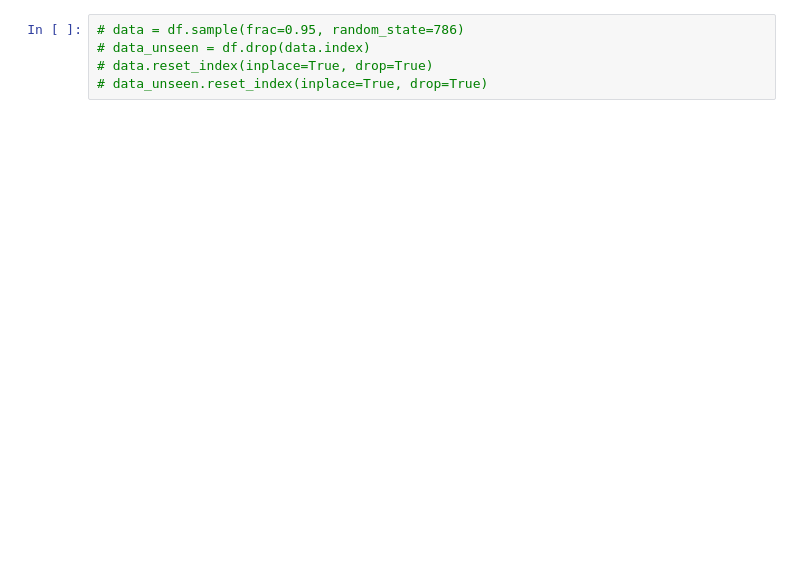
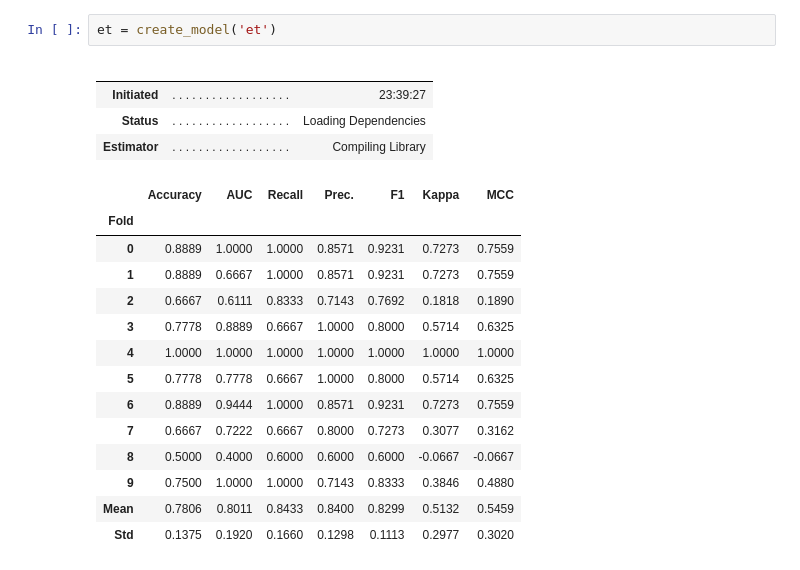
Before and after one commit to arifmarias/suppliment_anesthesia, a Jupyter notebook: model.ipynb, the cells around one changed output. Cells and saved outputs as stored; diff of their text form; blank space fills up the shorter version.

```diff
--- a/model.ipynb
+++ b/model.ipynb
@@ -158,5 +54,22 @@ new_prediction[["prediction_label", "prediction_score"]]
-# %%
-# data = df.sample(frac=0.95, random_state=786)
-# data_unseen = df.drop(data.index)
-# data.reset_index(inplace=True, drop=True)
-# data_unseen.reset_index(inplace=True, drop=True)
+# %%
+et = create_model('et')
+# %% [output]
+|  |  |  |
+|  |  |  |
+| Initiated | . . . . . . . . . . . . . . . . . . | 23:39:27 |
+| Status | . . . . . . . . . . . . . . . . . . | Loading Dependencies |
+| Estimator | . . . . . . . . . . . . . . . . . . | Compiling Library |
+|  | Accuracy | AUC | Recall | Prec. | F1 | Kappa | MCC |
+| Fold |  |  |  |  |  |  |  |
+| 0 | 0.8889 | 1.0000 | 1.0000 | 0.8571 | 0.9231 | 0.7273 | 0.7559 |
+| 1 | 0.8889 | 0.6667 | 1.0000 | 0.8571 | 0.9231 | 0.7273 | 0.7559 |
+| 2 | 0.6667 | 0.6111 | 0.8333 | 0.7143 | 0.7692 | 0.1818 | 0.1890 |
+| 3 | 0.7778 | 0.8889 | 0.6667 | 1.0000 | 0.8000 | 0.5714 | 0.6325 |
+| 4 | 1.0000 | 1.0000 | 1.0000 | 1.0000 | 1.0000 | 1.0000 | 1.0000 |
+| 5 | 0.7778 | 0.7778 | 0.6667 | 1.0000 | 0.8000 | 0.5714 | 0.6325 |
+| 6 | 0.8889 | 0.9444 | 1.0000 | 0.8571 | 0.9231 | 0.7273 | 0.7559 |
+| 7 | 0.6667 | 0.7222 | 0.6667 | 0.8000 | 0.7273 | 0.3077 | 0.3162 |
+| 8 | 0.5000 | 0.4000 | 0.6000 | 0.6000 | 0.6000 | -0.0667 | -0.0667 |
+| 9 | 0.7500 | 1.0000 | 1.0000 | 0.7143 | 0.8333 | 0.3846 | 0.4880 |
+| Mean | 0.7806 | 0.8011 | 0.8433 | 0.8400 | 0.8299 | 0.5132 | 0.5459 |
+| Std | 0.1375 | 0.1920 | 0.1660 | 0.1298 | 0.1113 | 0.2977 | 0.3020 |
```
Also changed, not shown: parts of 43 cells of this notebook, 11 other files.
